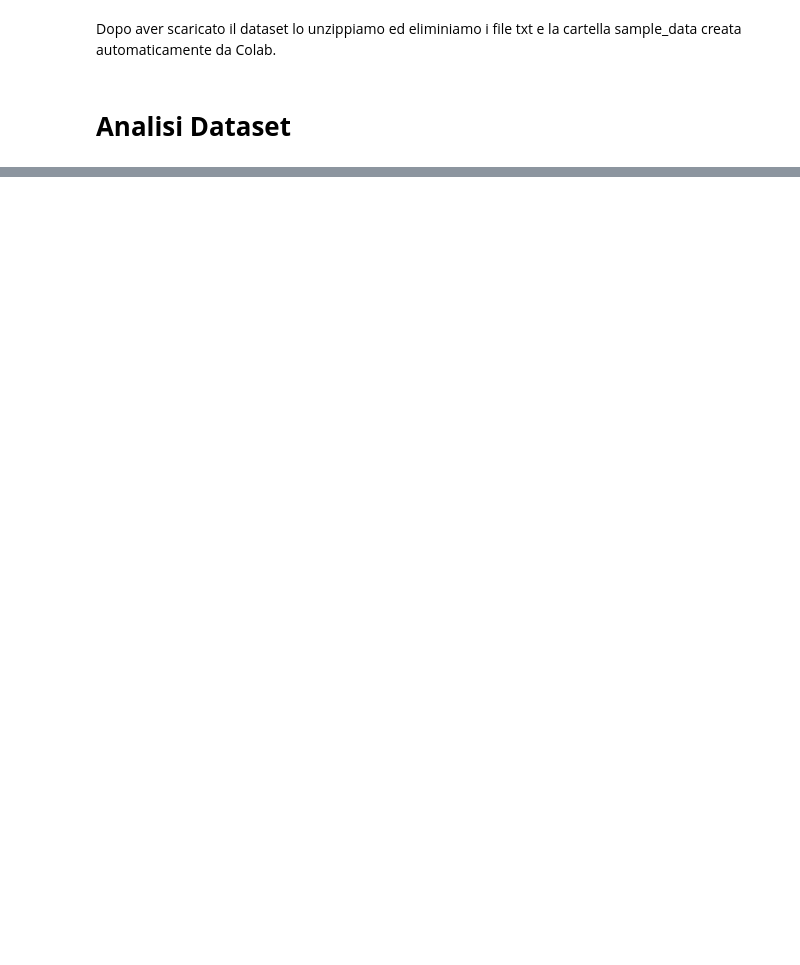
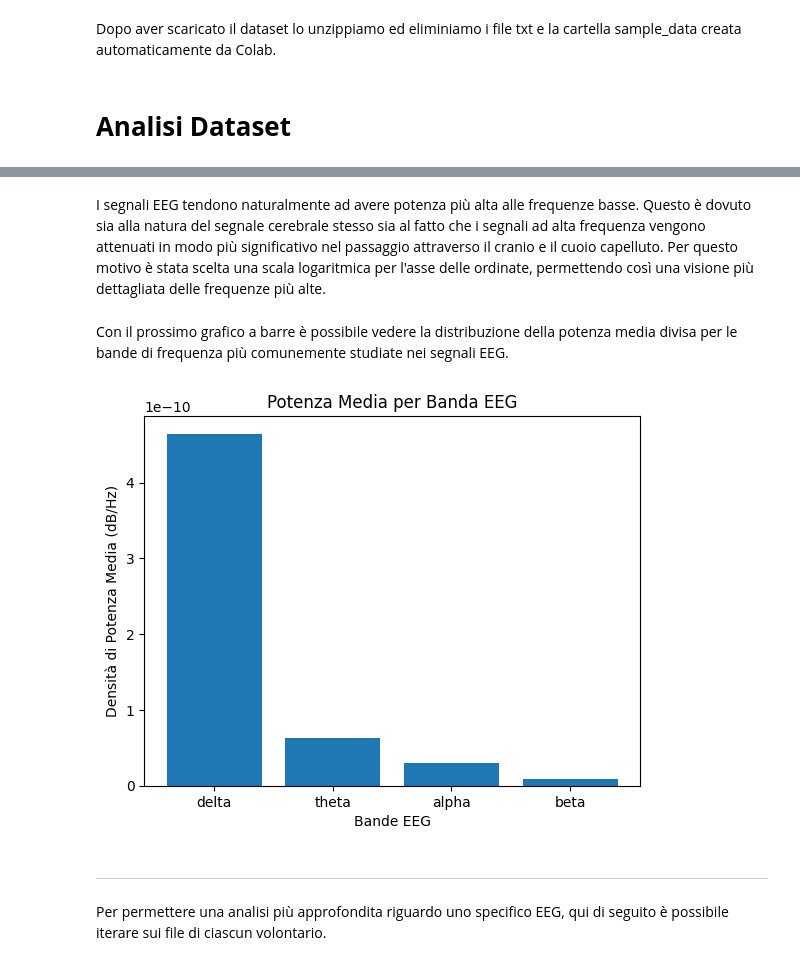
Before and after one commit to Cipe96/EEG-Recognition, a Jupyter notebook: Analisi_Dataset.ipynb, the cells around one changed output, grey strips where cells are left out. Drawn from its saved outputs; the diff is of its cells as text; code cells hidden in the pictures; blank space fills up the shorter version.

```diff
--- a/Analisi_Dataset.ipynb
+++ b/Analisi_Dataset.ipynb
@@ -294,0 +236,29 @@ Accuratezza sul test: 0.4220
+# %% [markdown]
+I segnali EEG tendono naturalmente ad avere potenza più alta alle frequenze basse. Questo è dovuto sia alla natura del segnale cerebrale stesso sia al fatto che i segnali ad alta frequenza vengono attenuati in modo più significativo nel passaggio attraverso il cranio e il cuoio capelluto. Per questo motivo è stata scelta una scala logaritmica per l'asse delle ordinate, permettendo così una visione più dettagliata delle frequenze più alte.
+# %% [markdown]
+Con il prossimo grafico a barre è possibile vedere la distribuzione della potenza media divisa per le bande di frequenza più comunemente studiate nei segnali EEG.
+# %%
+# Esempio per calcolare e visualizzare la potenza media per bande
+bande = {'delta': (0.5, 4), 'theta': (4, 8), 'alpha': (8, 13), 'beta': (13, 30)}
+
+potenza_bande = {}
+for banda, limiti in bande.items():
+    # Seleziona le frequenze all'interno della banda
+    indici_frequenze = (psd_frequenze >= limiti[0]) & (psd_frequenze <= limiti[1])
+
+    # Calcola la potenza media per la banda su tutti i canali
+    # .mean(axis=1) calcola la media lungo la dimensione delle frequenze (axis=1)
+    # .mean() calcola la media su tutti i canali
+    potenza_bande[banda] = np.mean(psd_media[:, indici_frequenze].mean(axis=1))
+
+plt.bar(potenza_bande.keys(), potenza_bande.values())
+plt.xlabel('Bande EEG')
+plt.ylabel('Densità di Potenza Media (dB/Hz)')
+plt.title('Potenza Media per Banda EEG')
+plt.show()
+# %% [output]
+[figure, added]
+# %% [markdown]
+- - - - - - - - - - - - - - - - - - - - - - - - - - - - - - -
+# %% [markdown]
+Per permettere una analisi più approfondita riguardo uno specifico EEG, qui di seguito è possibile iterare sui file di ciascun volontario.
```
Also changed, not shown: parts of 59 cells of this notebook.
